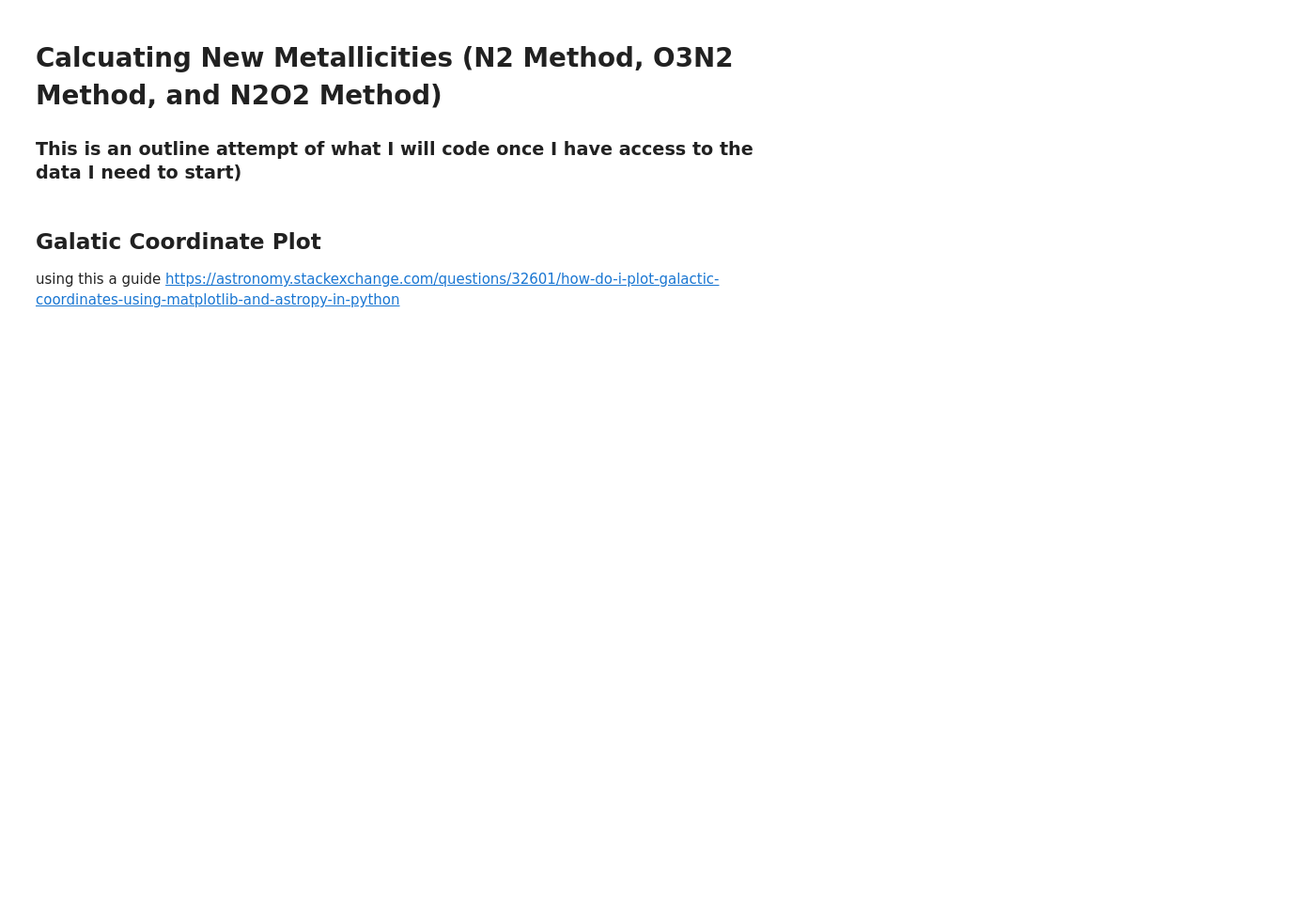
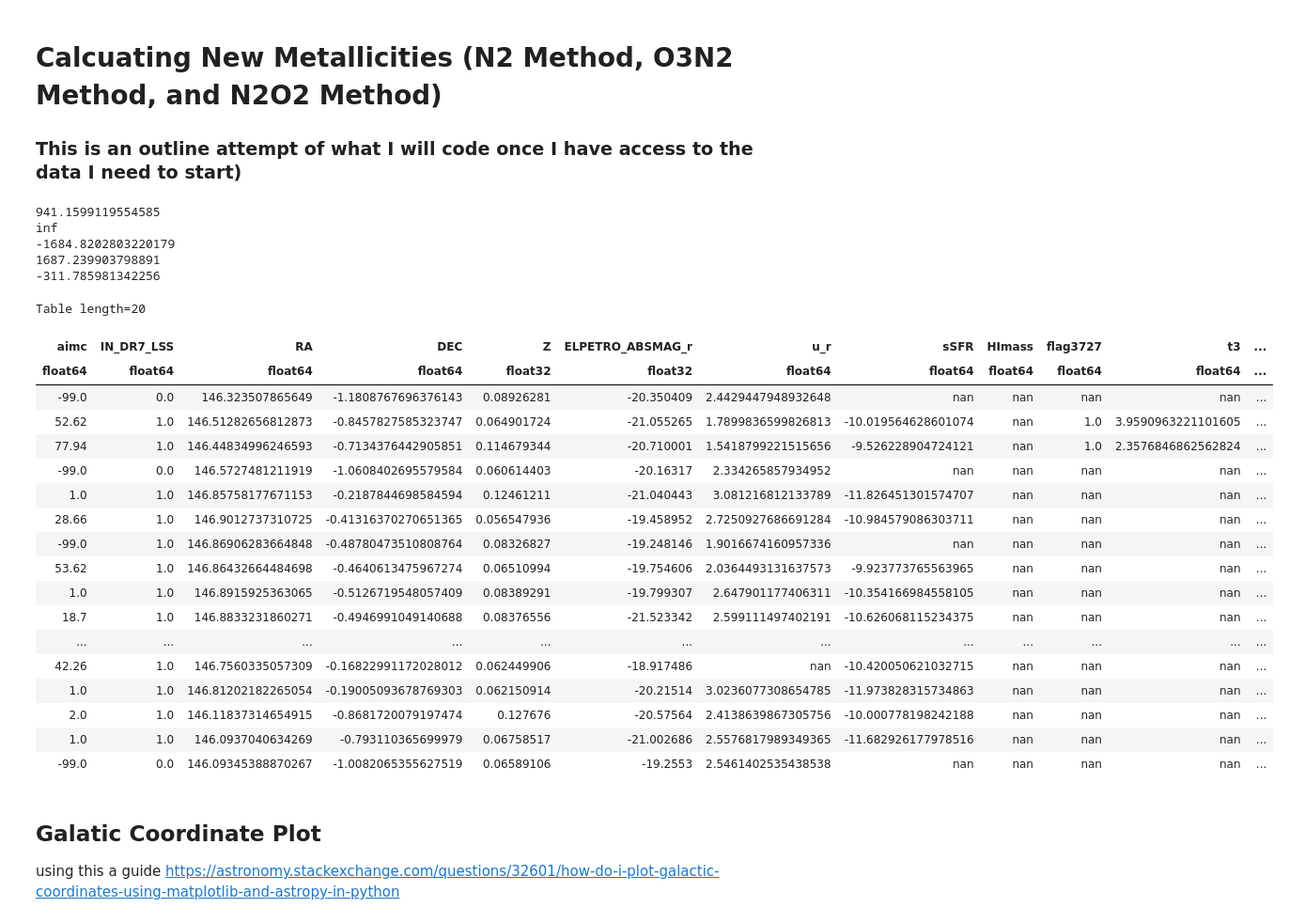
Before and after one commit to kadglass/SmallScale, a Jupyter notebook: (New Metallicity) Small Scale Environment.ipynb, the cells around one changed output. Shown at 94% size. Cells and saved outputs as stored; diff of their text form; code cells hidden in the pictures; blank space fills up the shorter version.

```diff
--- a/(New Metallicity) Small Scale Environment.ipynb
+++ b/(New Metallicity) Small Scale Environment.ipynb
@@ -110,7 +157,7 @@ data_table[:10] # viewing first 5 rows of data as reference
 
 ### This is an outline attempt of what I will code once I have access to the data I need to start)
 # %%
-data_table['N2_H'] = np.nan
+'''data_table['N2_H'] = np.nan
 data_table['O3N2'] = np.nan
 data_table['N2O2'] = np.nan
 data_table['log_M_sSFR'] = np.nan
@@ -128,14 +175,14 @@ for i in range(len(data_table)):
     (np.log(data_table['ELPETRO_MASS'][i]))**4
 
 
-    #log(SSFR)M⋆ =283.728−116.265×logM⋆+ 17.4403×logM⋆ 2−1.17146×logM⋆ 3+0.0296526×logM⋆ 4.
+    #log(SSFR)M⋆ =283.728−116.265×logM⋆+ 17.4403×logM⋆ 2−1.17146×logM⋆ 3+0.0296526×logM⋆ 4.''';
 # %%
-data_table['change_log_sSFR'] = np.nan
+'''data_table['change_log_sSFR'] = np.nan
 
 for i in range(len(data_table)):
-    data_table['change_log_sSFR'][i] = np.log(data_table['sSFR'][i]) - data_table['log_M_sSFR'][i]
+    data_table['change_log_sSFR'][i] = np.log(data_table['sSFR'][i]) - data_table['log_M_sSFR'][i]''';
 # %%
-data_table['Z12logOH_N2'] = np.nan
+'''data_table['Z12logOH_N2'] = np.nan
 data_table['Z12logOH_O3N2'] = np.nan
 data_table['Z12logOH_N2O2'] = np.nan
 
@@ -150,7 +197,67 @@ for i in range(len(data_table)):
 
     #12+log(O/H)N2=9.12+0.58×log(N2) −0.19×∆log(SSFR)
     #12+log(O/H)O3N2=8.98−0.32×log(O3N2) −0.18×∆log(SSFR)
-    #12+log(O/H)N2O2=9.20+0.54×log(N2O2) −0.36×∆log(SSFR).
+    #12+log(O/H)N2O2=9.20+0.54×log(N2O2) −0.36×∆log(SSFR).''';
+# %%
+# If don't need for loops
+
+'''data_table['N2_H'][i] = data_table['N2'][i] / data_table['Ha'][i]
+data_table['O3N2'][i] = data_table['O3'][i] / data_table['Hb'][i] / data_table['N2'][i]
+data_table['N2O2'][i] = data_table['N2'][i] / data_table['O3'][i]'''
+
+data_table['log_M_sSFR'] = 283.728 - 116.265 * np.log(data_table['ELPETRO_MASS']) + 17.4403 * (np.log(data_table['ELPETRO_MASS']**2)) - 1.17146 * (np.log(data_table['ELPETRO_MASS']**3)) + 0.0296526 *(np.log(data_table['ELPETRO_MASS']**4))
+
+data_table['change_log_sSFR'] = np.log(np.abs(data_table['sSFR'])) - data_table['log_M_sSFR'] #have to take the absolute value of sSFR?
+
+data_table['Z12logOH_N2'] = 9.12 + 0.58 * np.log(data_table['N2']) - 0.19 * data_table['change_log_sSFR']
+data_table['Z12logOH_O3N2'] = 8.98 - 0.32 * np.log(data_table['O3N2']) - 0.18 * data_table['change_log_sSFR']
+data_table['Z12logOH_N2O2'] = 9.20 + 0.54 * np.log(data_table['N2O2']) - 0.36 * data_table['change_log_sSFR']
+# %%
+#print(np.log(data_table['ELPETRO_MASS'][1]))
+print(283.728 - 116.265 * np.log(data_table['ELPETRO_MASS'][1]) + 17.4403 * (np.log(data_table['ELPETRO_MASS'][1]))**2 - 1.17146 * (np.log(data_table['ELPETRO_MASS'][1]))**3 + 0.0296526 *(np.log(data_table['ELPETRO_MASS'][1]))**4)
+#print(np.log(data_table['sSFR'][1]) - data_table['log_M_sSFR'][1])
+#print(data_table['log_M_sSFR'][1])
+#print(np.log(data_table['sSFR'][1]))
+#print(np.abs(data_table['sSFR'][1]));
+#print(np.log(data_table['ELPETRO_MASS'][1]**2))
+#print(np.log(data_table['ELPETRO_MASS'][1])**2)
+#print(np.log(data_table['ELPETRO_MASS'][1]**3))
+#print(np.log(data_table['ELPETRO_MASS'][1])**3)
+#print(np.log(data_table['ELPETRO_MASS'][1]**4))
+#print(np.log(data_table['ELPETRO_MASS'][1])**4)
+print(data_table['log_M_sSFR'][1])
+print(283.728 - 116.265 * np.log(data_table['ELPETRO_MASS'][1]) + 17.4403 * (np.log(data_table['ELPETRO_MASS'][1]**2)) - 1.17146 * (np.log(data_table['ELPETRO_MASS'][1]**3)) + 0.0296526 *(np.log(data_table['ELPETRO_MASS'][1]**4)))
+
+print(np.log(np.abs(data_table['sSFR'][1])) - -1684.8202803220179)
+print(9.12 + 0.58 * np.log(data_table['N2'][1]) - 0.19 * 1687.239903798891 )
+# %% [output]
+941.1599119554585
+inf
+-1684.8202803220179
+1687.239903798891
+-311.785981342256
+# %%
+data_table[20:40]
+# %% [output]
+Table length=20
+| aimc | IN_DR7_LSS | RA | DEC | Z | ELPETRO_ABSMAG_r | u_r | sSFR | HImass | flag3727 | t3 | ... |
+| float64 | float64 | float64 | float64 | float32 | float32 | float64 | float64 | float64 | float64 | float64 | ... |
+| -99.0 | 0.0 | 146.323507865649 | -1.1808767696376143 | 0.08926281 | -20.350409 | 2.4429447948932648 | nan | nan | nan | nan | ... |
+| 52.62 | 1.0 | 146.51282656812873 | -0.8457827585323747 | 0.064901724 | -21.055265 | 1.7899836599826813 | -10.019564628601074 | nan | 1.0 | 3.9590963221101605 | ... |
+| 77.94 | 1.0 | 146.44834996246593 | -0.7134376442905851 | 0.114679344 | -20.710001 | 1.5418799221515656 | -9.526228904724121 | nan | 1.0 | 2.3576846862562824 | ... |
+| -99.0 | 0.0 | 146.5727481211919 | -1.0608402695579584 | 0.060614403 | -20.16317 | 2.334265857934952 | nan | nan | nan | nan | ... |
+| 1.0 | 1.0 | 146.85758177671153 | -0.2187844698584594 | 0.12461211 | -21.040443 | 3.081216812133789 | -11.826451301574707 | nan | nan | nan | ... |
+| 28.66 | 1.0 | 146.9012737310725 | -0.41316370270651365 | 0.056547936 | -19.458952 | 2.7250927686691284 | -10.984579086303711 | nan | nan | nan | ... |
+| -99.0 | 1.0 | 146.86906283664848 | -0.48780473510808764 | 0.08326827 | -19.248146 | 1.9016674160957336 | nan | nan | nan | nan | ... |
+| 53.62 | 1.0 | 146.86432664484698 | -0.4640613475967274 | 0.06510994 | -19.754606 | 2.0364493131637573 | -9.923773765563965 | nan | nan | nan | ... |
+| 1.0 | 1.0 | 146.8915925363065 | -0.5126719548057409 | 0.08389291 | -19.799307 | 2.647901177406311 | -10.354166984558105 | nan | nan | nan | ... |
+| 18.7 | 1.0 | 146.8833231860271 | -0.4946991049140688 | 0.08376556 | -21.523342 | 2.599111497402191 | -10.626068115234375 | nan | nan | nan | ... |
+| ... | ... | ... | ... | ... | ... | ... | ... | ... | ... | ... | ... |
+| 42.26 | 1.0 | 146.7560335057309 | -0.16822991172028012 | 0.062449906 | -18.917486 | nan | -10.420050621032715 | nan | nan | nan | ... |
+| 1.0 | 1.0 | 146.81202182265054 | -0.19005093678769303 | 0.062150914 | -20.21514 | 3.0236077308654785 | -11.973828315734863 | nan | nan | nan | ... |
+| 2.0 | 1.0 | 146.11837314654915 | -0.8681720079197474 | 0.127676 | -20.57564 | 2.4138639867305756 | -10.000778198242188 | nan | nan | nan | ... |
+| 1.0 | 1.0 | 146.0937040634269 | -0.793110365699979 | 0.06758517 | -21.002686 | 2.5576817989349365 | -11.682926177978516 | nan | nan | nan | ... |
+| -99.0 | 0.0 | 146.09345388870267 | -1.0082065355627519 | 0.06589106 | -19.2553 | 2.5461402535438538 | nan | nan | nan | nan | ... |
 # %% [markdown]
 ## Galatic Coordinate Plot
 
```
Also changed, not shown: parts of 18 cells of this notebook, 3 other files.
